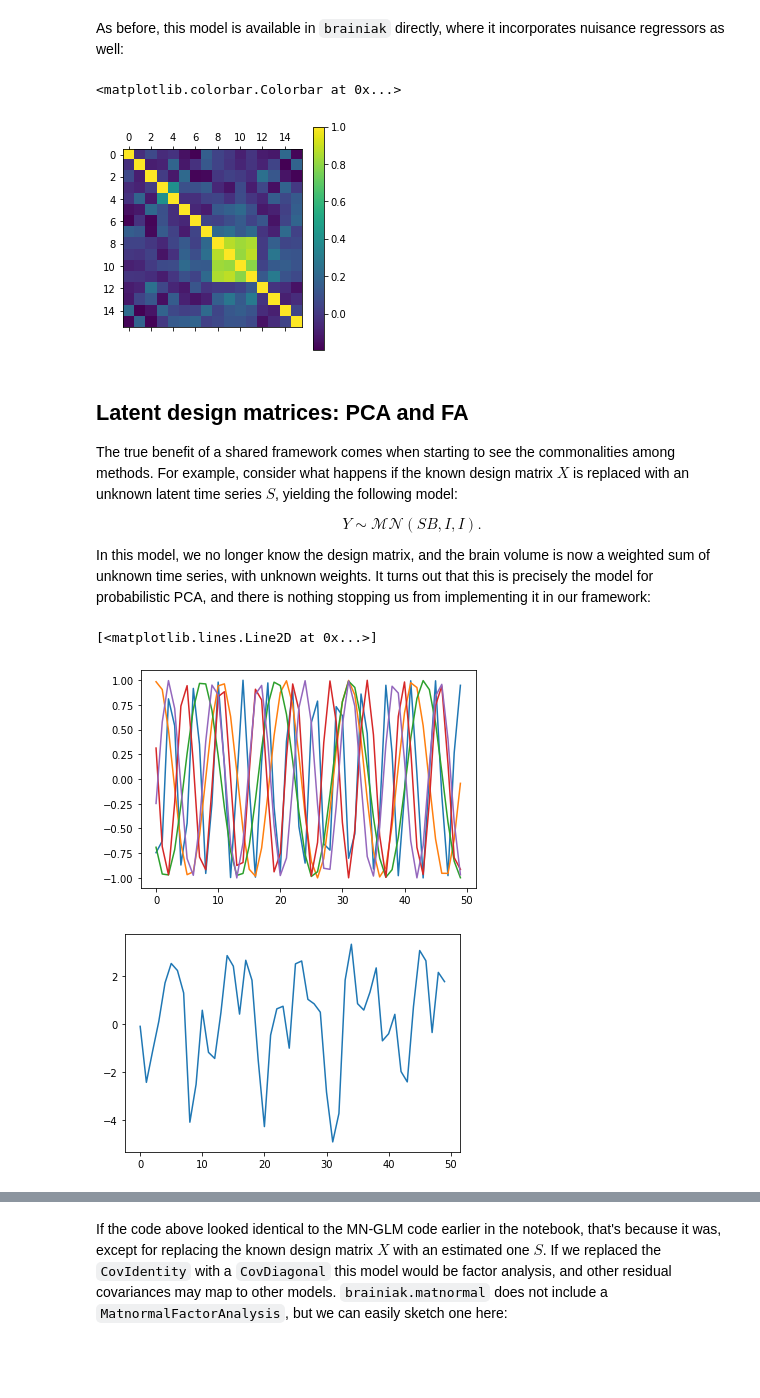
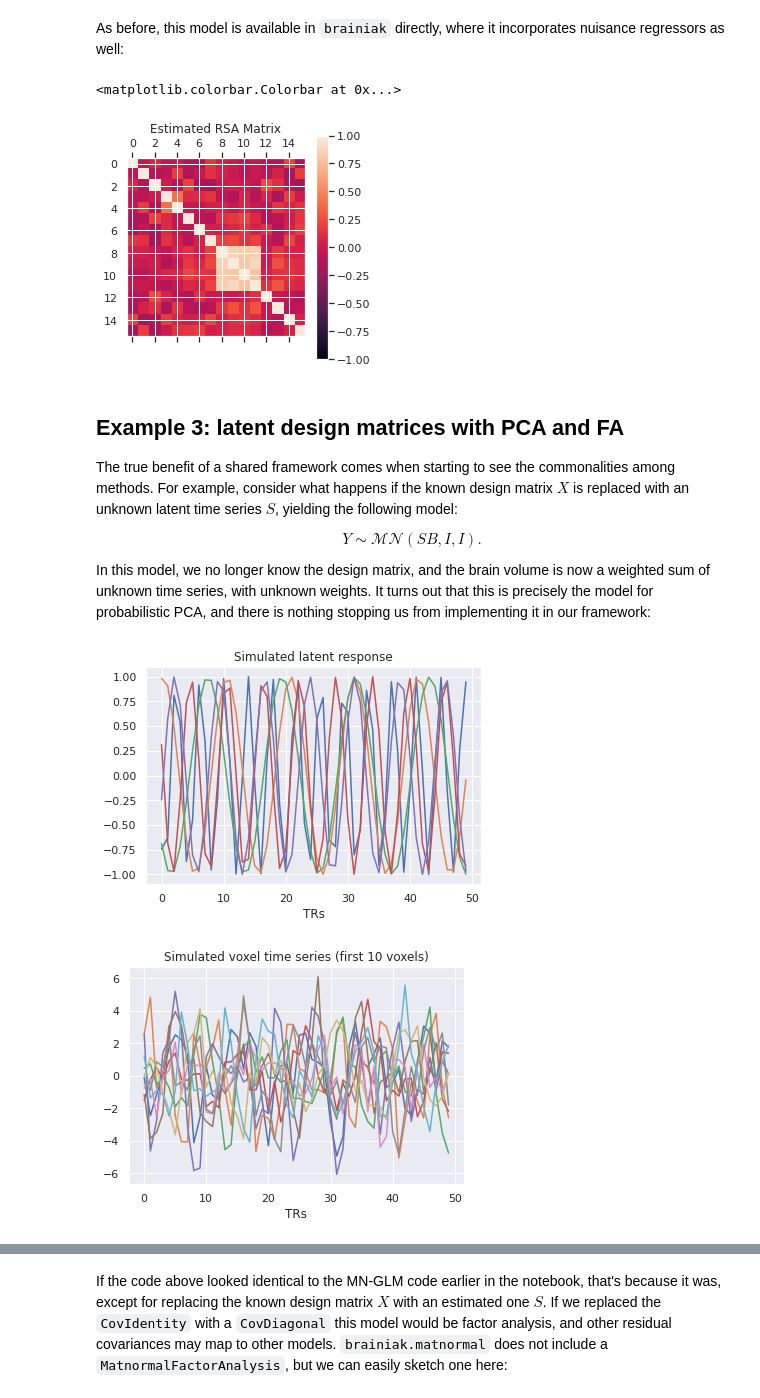
Before and after one commit to brainiak/brainiak-aperture, a Jupyter notebook: notebooks/matnormal/Matrix-normal model prototyping.ipynb, the cells around one changed output, grey strips where cells are left out. Drawn from its saved outputs; the diff is of its cells as text; code cells hidden in the pictures; blank space fills up the shorter version.

```diff
--- a/notebooks/matnormal/Matrix-normal model prototyping.ipynb
+++ b/notebooks/matnormal/Matrix-normal model prototyping.ipynb
@@ -20,14 +32,15 @@ where $Y$ is a centered TRs by voxels matrix of brain data, $X$ is a TRs by cond
 # Generate data
 from sklearn.datasets import make_friedman1
 import numpy as np
+import seaborn as sns
 np.random.seed(1)
-
-features = 5
+sns.set_theme()
+conditions = 5
 voxels = 100
 TRs = 50
 
-X, _ = make_friedman1(n_samples=TRs, n_features=features, random_state=None)
-B = 10 * np.random.random(size=(features, voxels))
+X, _ = make_friedman1(n_samples=TRs, n_features=conditions, random_state=None)
+B = 2 * np.random.random(size=(conditions, voxels)) # pretty generous SNR of 2
 Y = X @ B + np.random.normal(size=(TRs, voxels))
 # %%
 import tensorflow as tf
@@ -277,14 +333,15 @@ from brainiak.matnormal.mnrsa import MNRSA
 model_matnorm = MNRSA(time_cov=time_cov, space_cov=space_cov, n_nureg=3)
 
 model_matnorm.fit(true_Y, true_X)
-plt.matshow(model_matnorm.C_)
+plt.matshow(model_matnorm.C_, vmin=-1, vmax=1)
+plt.title("Estimated RSA Matrix")
 plt.colorbar()
 # %% [output]
 <matplotlib.colorbar.Colorbar at 0x...>
-[figure, old version]
+[figure, new version]
 # %% [markdown]
-## Latent design matrices: PCA and FA
-
+<a id='latent-design'></a>
+## Example 3: latent design matrices with PCA and FA
 The true benefit of a shared framework comes when starting to see the commonalities among methods. For example, consider what happens if the known design matrix $X$ is replaced with an unknown latent time series $S$, yielding the following model:
 
 $$
@@ -295,22 +352,26 @@ In this model, we no longer know the design matrix, and the brain volume is now
 # %%
 # Generate data
 import numpy as np
 np.random.seed(1)
 
-features = 5
+components = 5
 voxels = 100
 TRs = 50
 
-S = np.sin(np.arange(TRs)[:, None] @ np.random.randn(1, features) + np.random.randn(1, features))
-plt.plot(S) # random sinewaves
-B = np.random.randn(features, voxels)
+S = np.sin(np.arange(TRs)[:, None] @ np.random.randn(1, components) + np.random.randn(1, components))
+plt.plot(S) # random sinewaves with noise
+plt.title("Simulated latent response")
+plt.xlabel("TRs")
+B = np.random.randn(components, voxels)
 Y = S @ B + np.random.randn(TRs, voxels)
 plt.figure()
-plt.plot(Y[:,0])
+
+plt.plot(Y[:,:10])
+plt.xlabel("TRs")
+_ = plt.title("Simulated voxel time series (first 10 voxels)")
 # %% [output]
-[<matplotlib.lines.Line2D at 0x...>]
-[figure, old version]
+[figure, new version]
-[figure, old version]
+[figure, new version]
 # %%
 from brainiak.matnormal.covs import CovAR1, CovDiagonalGammaPrior
 from brainiak.matnormal.utils import rmn
```
Also changed, not shown: parts of 14 cells of this notebook.
